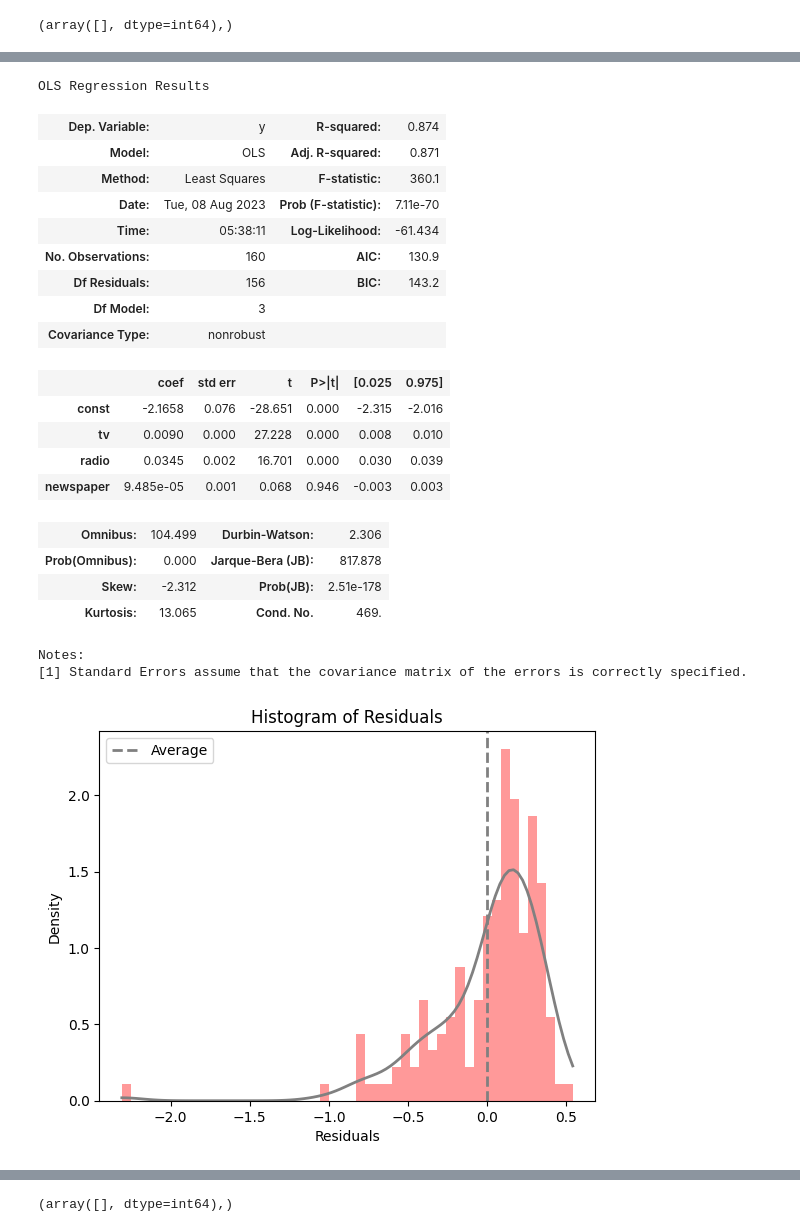
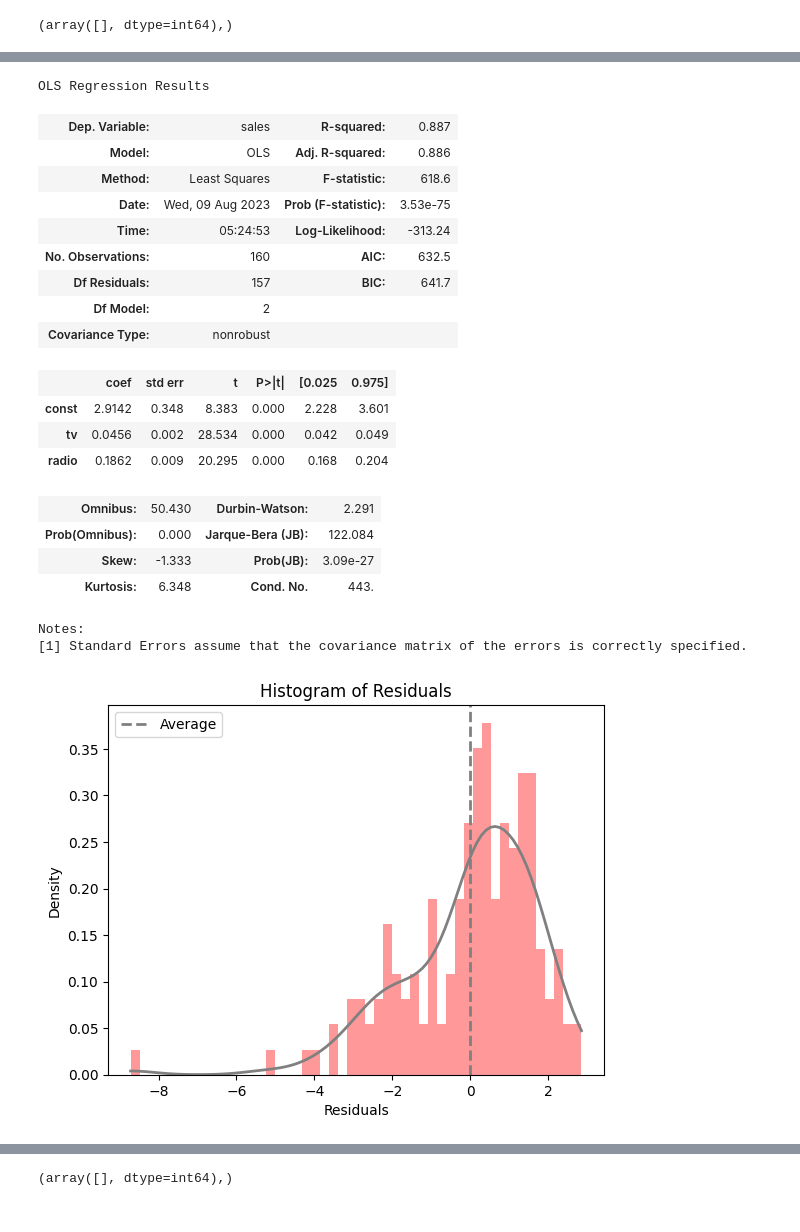
Before and after one commit to SaeidehPr/Data-Science, a Jupyter notebook: Case Study 4- Linear Regression.ipynb, the cells around one changed output, grey strips where cells are left out. Saved outputs shown, nothing was run; the diff lists cells and outputs as text; code cells hidden in the pictures.

```diff
--- a/Case Study 4- Linear Regression.ipynb
+++ b/Case Study 4- Linear Regression.ipynb
@@ -27,3 +17,5 @@ from sklearn.preprocessing import PowerTransformer
 from sklearn.model_selection import train_test_split
 # %%
-data = pd.read_csv('hw_12.csv')
+#Read data from csv file
+data = pd.read_csv('Data\cs_04.csv')
+data.head()
@@ -228,6 +170,6 @@ for i in range(1, 4):
 # %%
 #Split data into test and train
-train, test = train_test_split(data.loc[:, ['tv','sales']], test_size = .2, random_state = 123)
+train, test = train_test_split(data, test_size = .2, random_state = 123)
 print(train.shape)
 print(test.shape)
 # %% [output]
@@ -306,6 +291,0 @@ Increasing the TV advertising budget by $1,000 will result in a sales increase o
-# %%
-#Split data into test and train
-train, test = train_test_split(data.iloc[:, 1:], test_size = .2, random_state = 123)
-print(train.shape)
-print(test.shape)
-train.head()
@@ -321,6 +346,6 @@ train.head()
 # %%
 #Define feature matrix
-x_train = train.iloc[:, 0:3]
+x_train = train.iloc[:, 1:4]
 x_train = sm.add_constant(x_train) #add constant
 x_train.head()
 # %% [output]
@@ -421,32 +431,31 @@ plt.show()
 # %%
-#Linear regression - model_all_2
-model_all_2 = sm.OLS(trans_y_train, x_train).fit()
-model_all_2.summary()
+#Linear regression - model 4
+model_4 = sm.OLS(y_train, x_train).fit()
+model_4.summary()
 # %% [output]
 OLS Regression Results
-| Dep. Variable: | y | R-squared: | 0.874 |
-| Model: | OLS | Adj. R-squared: | 0.871 |
-| Method: | Least Squares | F-statistic: | 360.1 |
-| Date: | Tue, 08 Aug 2023 | Prob (F-statistic): | 7.11e-70 |
-| Time: | 05:38:11 | Log-Likelihood: | -61.434 |
-| No. Observations: | 160 | AIC: | 130.9 |
-| Df Residuals: | 156 | BIC: | 143.2 |
-| Df Model: | 3 |  |  |
+| Dep. Variable: | sales | R-squared: | 0.887 |
+| Model: | OLS | Adj. R-squared: | 0.886 |
+| Method: | Least Squares | F-statistic: | 618.6 |
+| Date: | Wed, 09 Aug 2023 | Prob (F-statistic): | 3.53e-75 |
+| Time: | 05:24:53 | Log-Likelihood: | -313.24 |
+| No. Observations: | 160 | AIC: | 632.5 |
+| Df Residuals: | 157 | BIC: | 641.7 |
+| Df Model: | 2 |  |  |
 | Covariance Type: | nonrobust |  |  |
 |  | coef | std err | t | P>|t| | [0.025 | 0.975] |
-| const | -2.1658 | 0.076 | -28.651 | 0.000 | -2.315 | -2.016 |
-| tv | 0.0090 | 0.000 | 27.228 | 0.000 | 0.008 | 0.010 |
-| radio | 0.0345 | 0.002 | 16.701 | 0.000 | 0.030 | 0.039 |
-| newspaper | 9.485e-05 | 0.001 | 0.068 | 0.946 | -0.003 | 0.003 |
+| const | 2.9142 | 0.348 | 8.383 | 0.000 | 2.228 | 3.601 |
+| tv | 0.0456 | 0.002 | 28.534 | 0.000 | 0.042 | 0.049 |
+| radio | 0.1862 | 0.009 | 20.295 | 0.000 | 0.168 | 0.204 |
-| Omnibus: | 104.499 | Durbin-Watson: | 2.306 |
-| Prob(Omnibus): | 0.000 | Jarque-Bera (JB): | 817.878 |
-| Skew: | -2.312 | Prob(JB): | 2.51e-178 |
-| Kurtosis: | 13.065 | Cond. No. | 469. |
+| Omnibus: | 50.430 | Durbin-Watson: | 2.291 |
+| Prob(Omnibus): | 0.000 | Jarque-Bera (JB): | 122.084 |
+| Skew: | -1.333 | Prob(JB): | 3.09e-27 |
+| Kurtosis: | 6.348 | Cond. No. | 443. |
 Notes:
 [1] Standard Errors assume that the covariance matrix of the errors is correctly specified.
 # %%
-#Histogram of residuals - model_all_2
-hist_residuals(model_all_2)
+#Histogram of residuals - model 4
+hist_residuals(model_4)
 # %% [output]
-[figure, old version]
+[figure, new version]
 # %%
```
Also changed, not shown: parts of 94 cells of this notebook, 3 other files.
